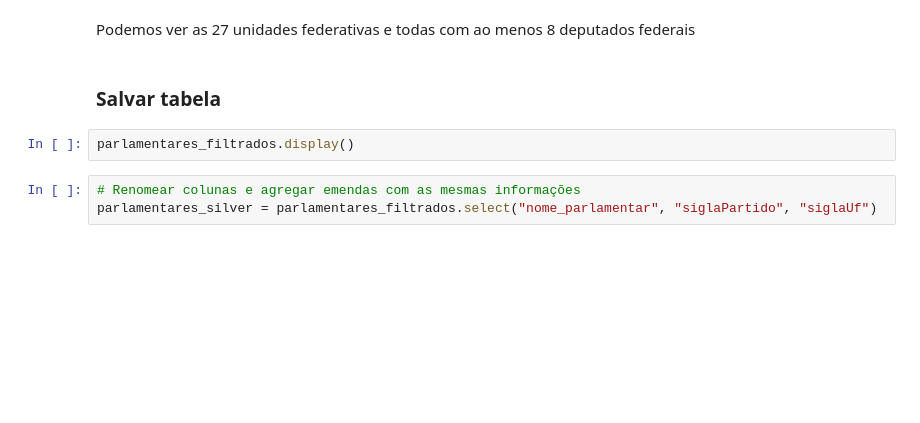
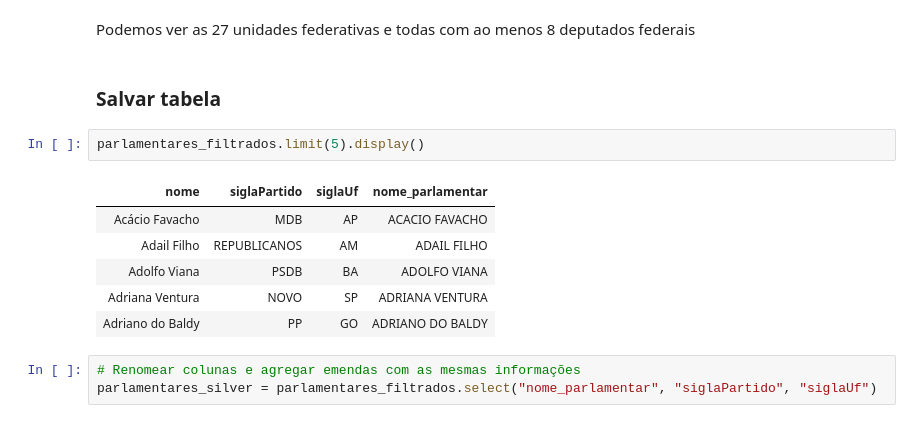
Before and after one commit to VitorMirandaAquino/pucrio-mvp-engenharia-dados, a Jupyter notebook: notebooks/2_tratamento_de_dados.ipynb, the cells around one changed output. Drawn from its saved outputs; the diff is of its cells as text; blank space fills up the shorter version.

```diff
--- a/notebooks/2_tratamento_de_dados.ipynb
+++ b/notebooks/2_tratamento_de_dados.ipynb
@@ -468,7 +777,14 @@ Podemos ver as 27 unidades federativas e todas com ao menos 8 deputados federais
 # %% [markdown]
 ### Salvar tabela
 # %%
-parlamentares_filtrados.display()
+parlamentares_filtrados.limit(5).display()
+# %% [output]
+| nome | siglaPartido | siglaUf | nome_parlamentar |
+| Acácio Favacho | MDB | AP | ACACIO FAVACHO |
+| Adail Filho | REPUBLICANOS | AM | ADAIL FILHO |
+| Adolfo Viana | PSDB | BA | ADOLFO VIANA |
+| Adriana Ventura | NOVO | SP | ADRIANA VENTURA |
+| Adriano do Baldy | PP | GO | ADRIANO DO BALDY |
 # %%
 # Renomear colunas e agregar emendas com as mesmas informações
 parlamentares_silver = parlamentares_filtrados.select("nome_parlamentar", "siglaPartido", "siglaUf")
```
Also changed, not shown: parts of 43 cells of this notebook, 2 other files.
